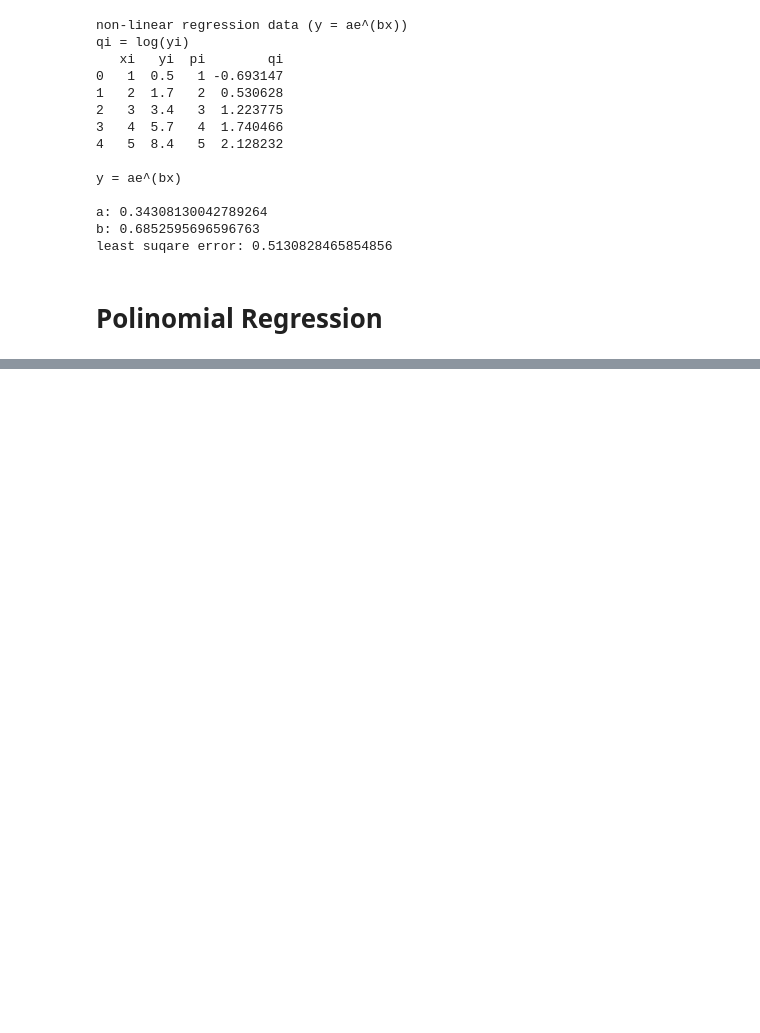
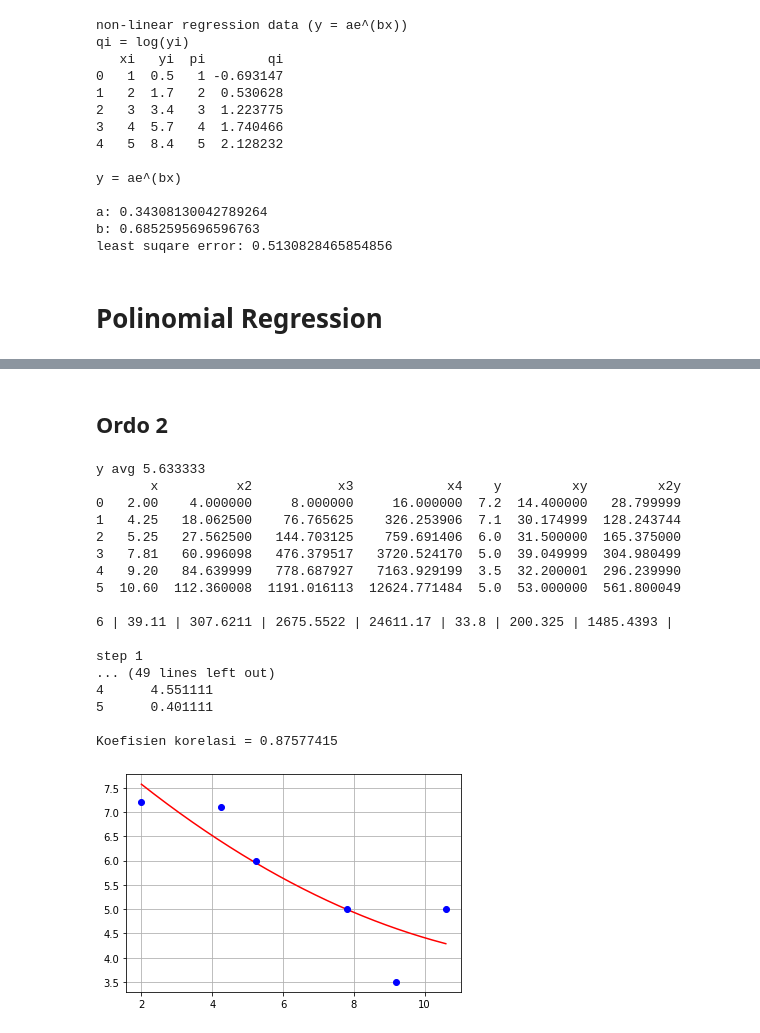
Before and after one commit to lutfiandri/numerical-methods-notebook, a Jupyter notebook: 03 - Regression.ipynb, the cells around one changed output, grey strips where cells are left out. Cells and saved outputs as stored; diff of their text form; code cells hidden in the pictures; blank space fills up the shorter version.

```diff
--- a/03 - Regression.ipynb
+++ b/03 - Regression.ipynb
@@ -245,3 +245,5 @@ def GaussJordan(A, B, printStep=False):
                 print(matrix, "\n")
 
     return matrix
+# %% [markdown]
+## Ordo 2
@@ -247,0 +275,78 @@ def GaussJordan(A, B, printStep=False):
+# %%
+def ShowGraphPoli2(X, Y, a0, a1, a2):
+    # X Y (kapital) itu data awalnya yakk
+
+    x = np.arange(np.amin(X), np.amax(X), 0.01) # ini tulis aja, susah jelasinnya :v
+    y = a0 + a1*x + a2*(x**2)                   # ini garis f(x) nya
+
+    plt.clf()              # ini buat clear plt yang sebelumnya, dihapus aja gpp kan cuma 1
+    plt.plot(x, y, '-r')   # ini nampilin garis f(x) tadi. '-r' => - artine garis; r artine red => garis merah
+    plt.plot(X, Y, 'ob')   # ini nampilin titik-titik data. 'ob' => o artine bulet2 (titik); b artine blue => titik2 biru
+    plt.grid()             # ini biar ada background gridnya
+    plt.show()             # ini buat menampilkan yang dibuat tadi
+# %%
+X = np.array([2, 4.25, 5.25, 7.81, 9.2, 10.6], dtype="float32")
+Y = np.array([7.2, 7.1, 6, 5, 3.5, 5], dtype="float32")
+
+# orde 2
+n = X.size
+
+x = np.sum(X)
+y = np.sum(Y)
+xy = np.sum(X*Y)
+x2y = np.sum((X**2)*Y)
+x2 = np.sum(X**2)
+x3 = np.sum(X**3)
+x4 = np.sum(X**4)
+
+table = pd.DataFrame({
+    'x': X,
+    'x2': X**2,
+    'x3': X**3,
+    'x4': X**4,
+    'y': Y,
+    'xy': X*Y,
+    'x2y': (X**2)*Y
+})
+
+print("y avg", np.average(Y))
+
+print(table, '\n')
+print(n, x, x2, x3, x4, y, xy, x2y, '\n', sep=" | ")
+
+
+A = np.array([[n, x, x2],
+              [x, x2, x3],
+              [x2, x3, x4]], dtype="float32")
+
+B = np.array([y, xy, x2y], dtype="float32")
+
+resultMatrix = GaussJordan(A, B, printStep=True)
+result = resultMatrix[:, -1]
+a0, a1, a2 = result
+print("\ny = a0 + a1x + a2x^2")
+print("a0 =", a0)
+print("a1 =", a1)
+print("a2 =", a2)
+print("\nKoefisien korelasi =", CorrelationCoefPoli2(X, Y, a0, a1, a2))
+
+ShowGraphPoli2(X, Y, a0, a1, a2)
+# %% [output]
+y avg 5.633333
+       x          x2           x3            x4    y         xy         x2y
+0   2.00    4.000000     8.000000     16.000000  7.2  14.400000   28.799999
+1   4.25   18.062500    76.765625    326.253906  7.1  30.174999  128.243744
+2   5.25   27.562500   144.703125    759.691406  6.0  31.500000  165.375000
+3   7.81   60.996098   476.379517   3720.524170  5.0  39.049999  304.980499
+4   9.20   84.639999   778.687927   7163.929199  3.5  32.200001  296.239990
+5  10.60  112.360008  1191.016113  12624.771484  5.0  53.000000  561.800049
+
+6 | 39.11 | 307.6211 | 2675.5522 | 24611.17 | 33.8 | 200.325 | 1485.4393 |
+
+step 1
+... (49 lines left out)
+4      4.551111
+5      0.401111
+
+Koefisien korelasi = 0.87577415
+[figure, added]
```
Also changed, not shown: parts of 6 cells of this notebook.
